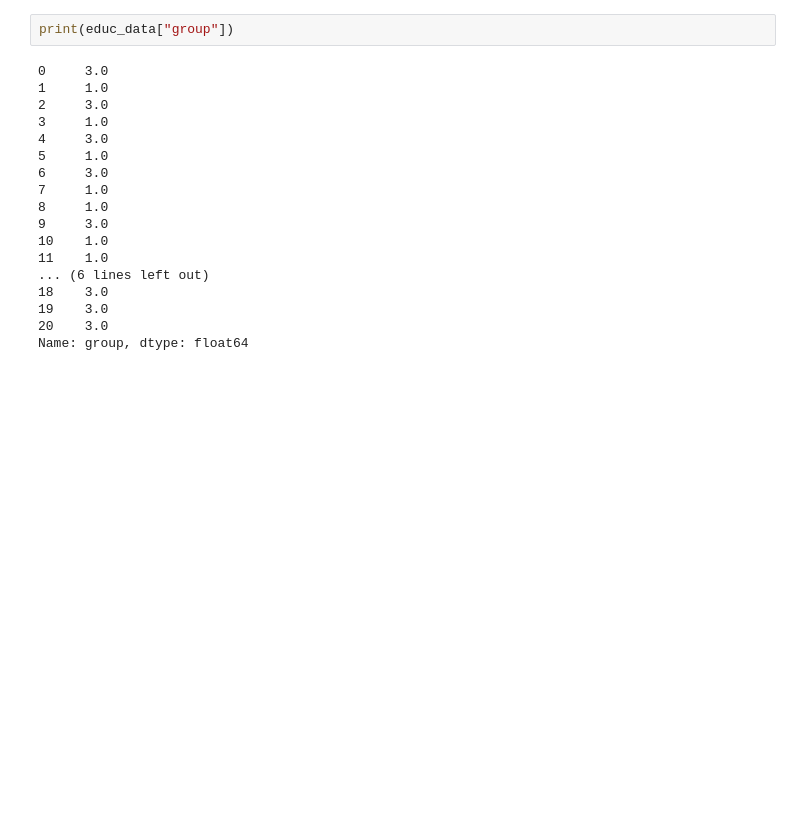
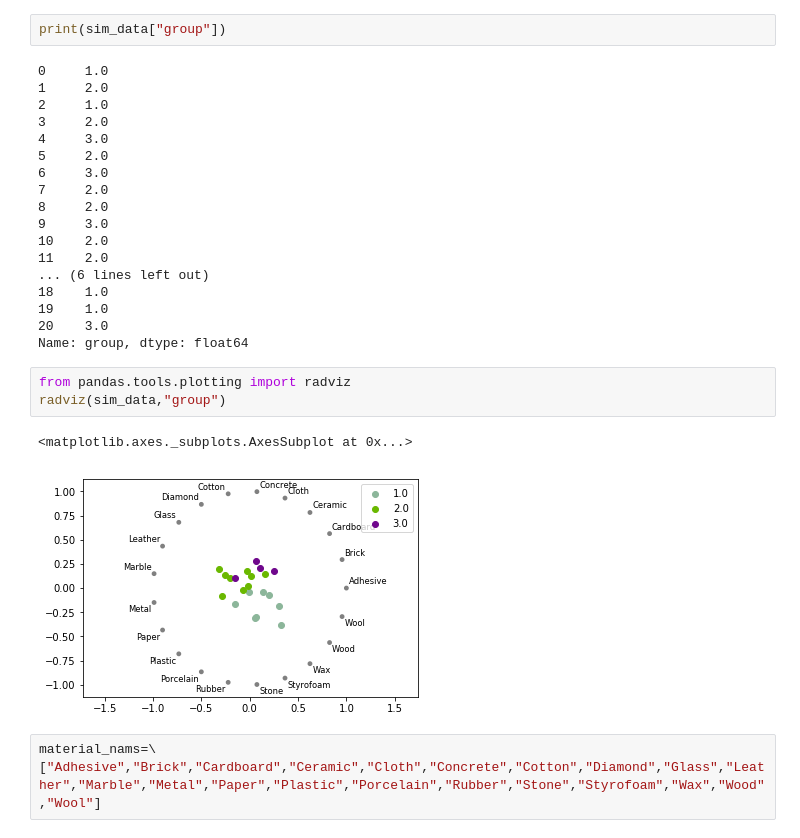
Before and after one commit to mk-hasan/OROC-FU, a Jupyter notebook: OROC-Som.ipynb, the cells around one changed output. Drawn from its saved outputs; the diff is of its cells as text; blank space fills up the shorter version.

```diff
--- a/OROC-Som.ipynb
+++ b/OROC-Som.ipynb
@@ -169,21 +164,30 @@ educ_data.head()
 5 rows × 22 columns
 # %%
-print(educ_data["group"])
+print(sim_data["group"])
 # %% [output]
-0     3.0
-1     1.0
-2     3.0
-3     1.0
+0     1.0
+1     2.0
+2     1.0
+3     2.0
 4     3.0
-5     1.0
+5     2.0
 6     3.0
-7     1.0
-8     1.0
+7     2.0
+8     2.0
 9     3.0
-10    1.0
-11    1.0
+10    2.0
+11    2.0
 ... (6 lines left out)
-18    3.0
-19    3.0
+18    1.0
+19    1.0
 20    3.0
 Name: group, dtype: float64
+# %%
+from pandas.tools.plotting import radviz
+radviz(sim_data,"group")
+# %% [output]
+<matplotlib.axes._subplots.AxesSubplot at 0x...>
+[figure, added]
+# %%
+material_nams=\
+["Adhesive","Brick","Cardboard","Ceramic","Cloth","Concrete","Cotton","Diamond","Glass","Leather","Marble","Metal","Paper","Plastic","Porcelain","Rubber","Stone","Styrofoam","Wax","Wood","Wool"]
```
Also changed, not shown: parts of 7 cells of this notebook.
